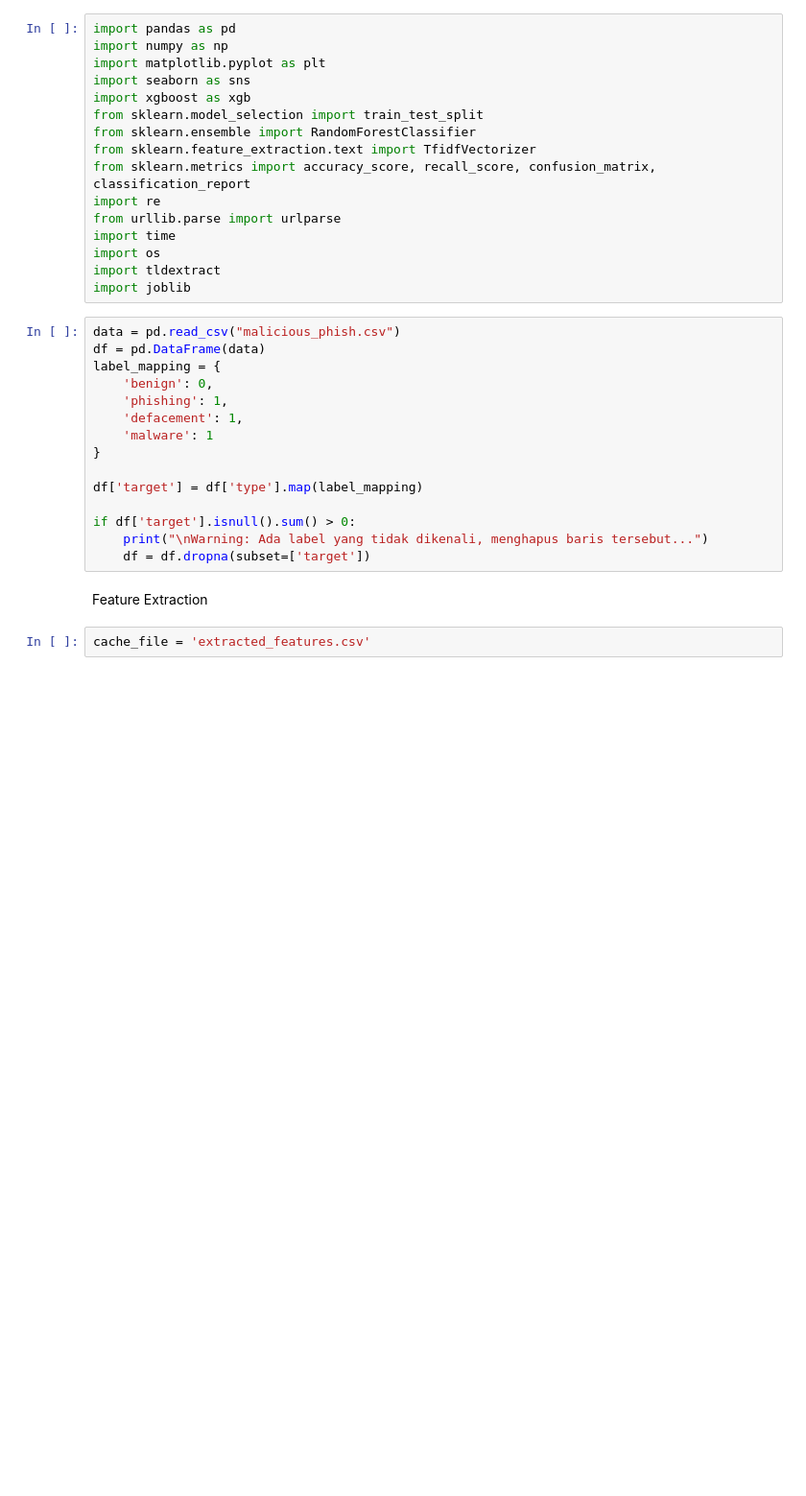
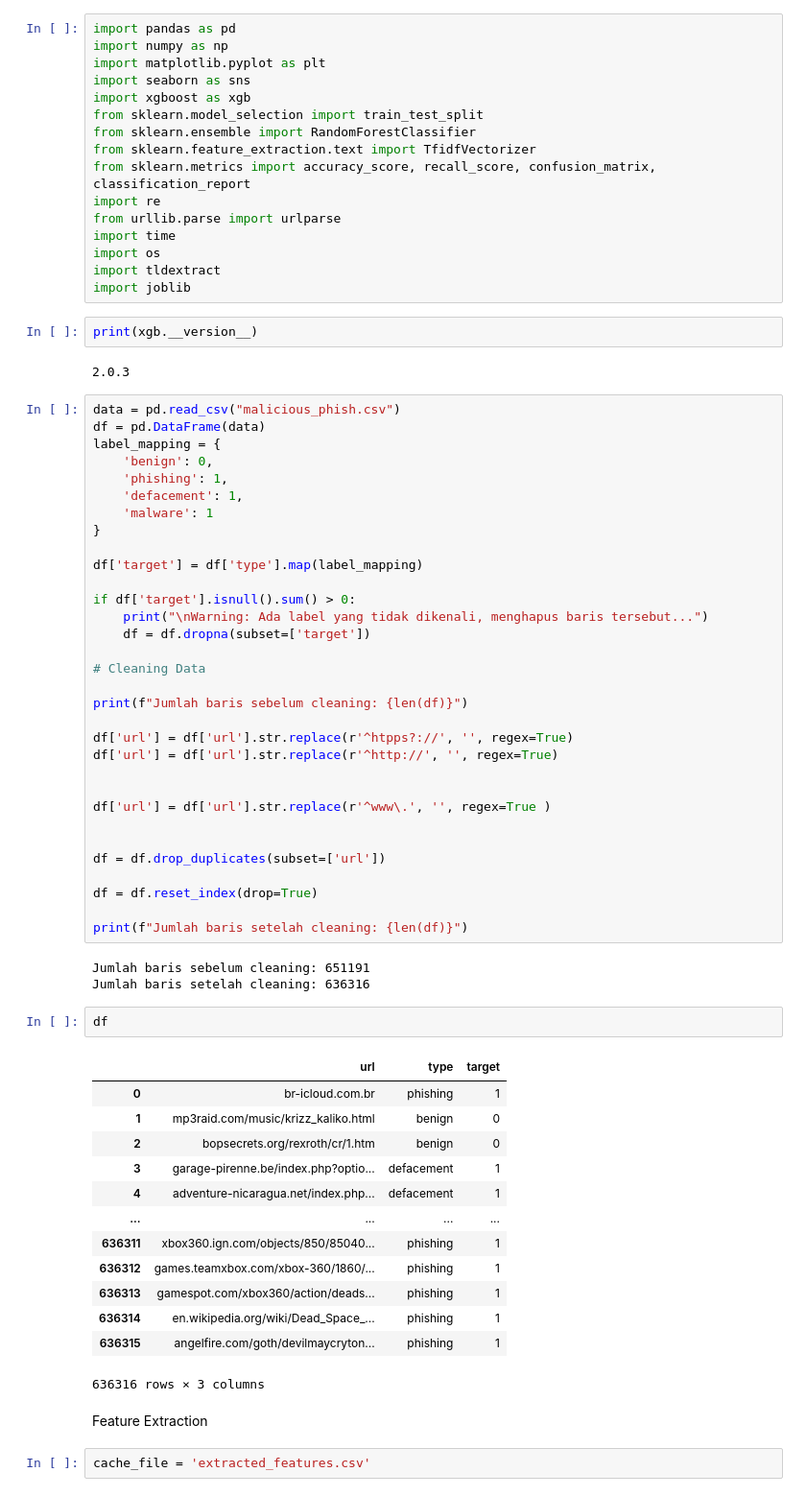
Before and after one commit to Deikazen/cek-link-pishing, a Jupyter notebook: phishing_detection.ipynb, the cells around one changed output. Shown at 96% size. Saved outputs shown, nothing was run; the diff lists cells and outputs as text; blank space fills up the shorter version.

```diff
--- a/phishing_detection.ipynb
+++ b/phishing_detection.ipynb
@@ -14,6 +14,10 @@ import time
 import os
 import tldextract
 import joblib
+# %%
+print(xgb.__version__)
+# %% [output]
+2.0.3
 # %%
 data = pd.read_csv("malicious_phish.csv")
 df = pd.DataFrame(data)
@@ -29,6 +33,42 @@ df['target'] = df['type'].map(label_mapping)
 if df['target'].isnull().sum() > 0:
     print("\nWarning: Ada label yang tidak dikenali, menghapus baris tersebut...")
     df = df.dropna(subset=['target'])
+
+# Cleaning Data
+
+print(f"Jumlah baris sebelum cleaning: {len(df)}")
+
+df['url'] = df['url'].str.replace(r'^htpps?://', '', regex=True)
+df['url'] = df['url'].str.replace(r'^http://', '', regex=True)
+
+
+df['url'] = df['url'].str.replace(r'^www\.', '', regex=True )
+
+
+df = df.drop_duplicates(subset=['url'])
+
+df = df.reset_index(drop=True)
+
+print(f"Jumlah baris setelah cleaning: {len(df)}")
+# %% [output]
+Jumlah baris sebelum cleaning: 651191
+Jumlah baris setelah cleaning: 636316
+# %%
+df
+# %% [output]
+|  | url | type | target |
+| 0 | br-icloud.com.br | phishing | 1 |
+| 1 | mp3raid.com/music/krizz_kaliko.html | benign | 0 |
+| 2 | bopsecrets.org/rexroth/cr/1.htm | benign | 0 |
+| 3 | garage-pirenne.be/index.php?optio... | defacement | 1 |
+| 4 | adventure-nicaragua.net/index.php... | defacement | 1 |
+| ... | ... | ... | ... |
+| 636311 | xbox360.ign.com/objects/850/85040... | phishing | 1 |
+| 636312 | games.teamxbox.com/xbox-360/1860/... | phishing | 1 |
+| 636313 | gamespot.com/xbox360/action/deads... | phishing | 1 |
+| 636314 | en.wikipedia.org/wiki/Dead_Space_... | phishing | 1 |
+| 636315 | angelfire.com/goth/devilmaycryton... | phishing | 1 |
+636316 rows × 3 columns
 # %% [markdown]
 Feature Extraction
 # %%
```
Also changed, not shown: parts of 19 cells of this notebook, 6 other files.
